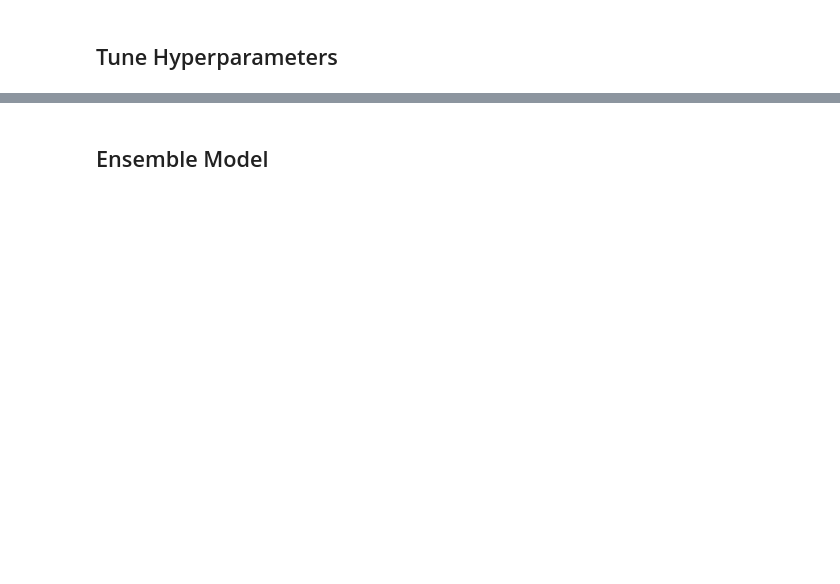
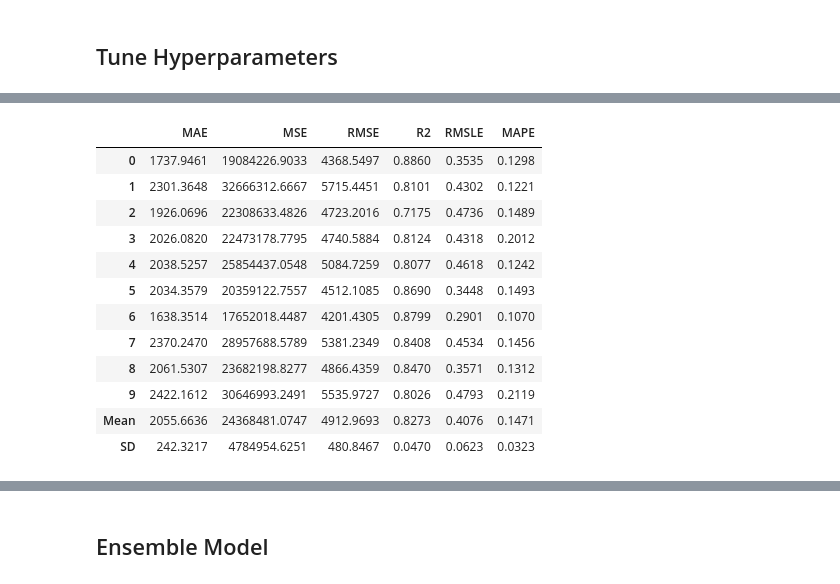
Before and after one commit to pycaret/mlopsworld2021, a Jupyter notebook: Demo 1 - Regression.ipynb, the cells around one changed output, grey strips where cells are left out. Cells and saved outputs as stored; diff of their text form; code cells hidden in the pictures; blank space fills up the shorter version.

```diff
--- a/Demo 1 - Regression.ipynb
+++ b/Demo 1 - Regression.ipynb
@@ -132,3 +193,18 @@ tuned_dt = tune_model(dt, search_library = 'optuna')
 # %%
+%%time
 # tune hyperparameters of model
-tuned_dt = tune_model(dt, search_library = 'scikit-learn')
+tuned_dt = tune_model(dt, search_library = 'scikit-optimize')
+# %% [output]
+|  | MAE | MSE | RMSE | R2 | RMSLE | MAPE |
+| 0 | 1737.9461 | 19084226.9033 | 4368.5497 | 0.8860 | 0.3535 | 0.1298 |
+| 1 | 2301.3648 | 32666312.6667 | 5715.4451 | 0.8101 | 0.4302 | 0.1221 |
+| 2 | 1926.0696 | 22308633.4826 | 4723.2016 | 0.7175 | 0.4736 | 0.1489 |
+| 3 | 2026.0820 | 22473178.7795 | 4740.5884 | 0.8124 | 0.4318 | 0.2012 |
+| 4 | 2038.5257 | 25854437.0548 | 5084.7259 | 0.8077 | 0.4618 | 0.1242 |
+| 5 | 2034.3579 | 20359122.7557 | 4512.1085 | 0.8690 | 0.3448 | 0.1493 |
+| 6 | 1638.3514 | 17652018.4487 | 4201.4305 | 0.8799 | 0.2901 | 0.1070 |
+| 7 | 2370.2470 | 28957688.5789 | 5381.2349 | 0.8408 | 0.4534 | 0.1456 |
+| 8 | 2061.5307 | 23682198.8277 | 4866.4359 | 0.8470 | 0.3571 | 0.1312 |
+| 9 | 2422.1612 | 30646993.2491 | 5535.9727 | 0.8026 | 0.4793 | 0.2119 |
+| Mean | 2055.6636 | 24368481.0747 | 4912.9693 | 0.8273 | 0.4076 | 0.1471 |
+| SD | 242.3217 | 4784954.6251 | 480.8467 | 0.0470 | 0.0623 | 0.0323 |
```
Also changed, not shown: parts of 36 cells of this notebook, 4 other files.
